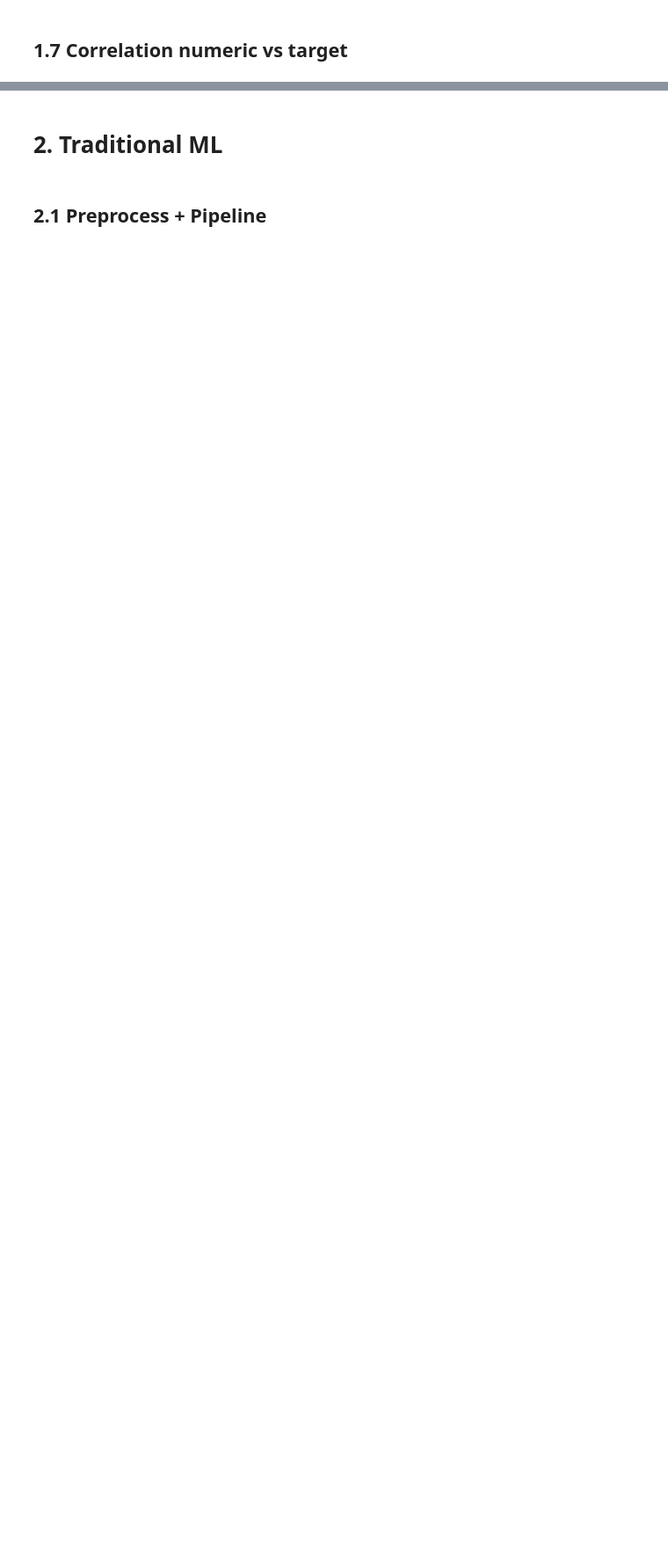
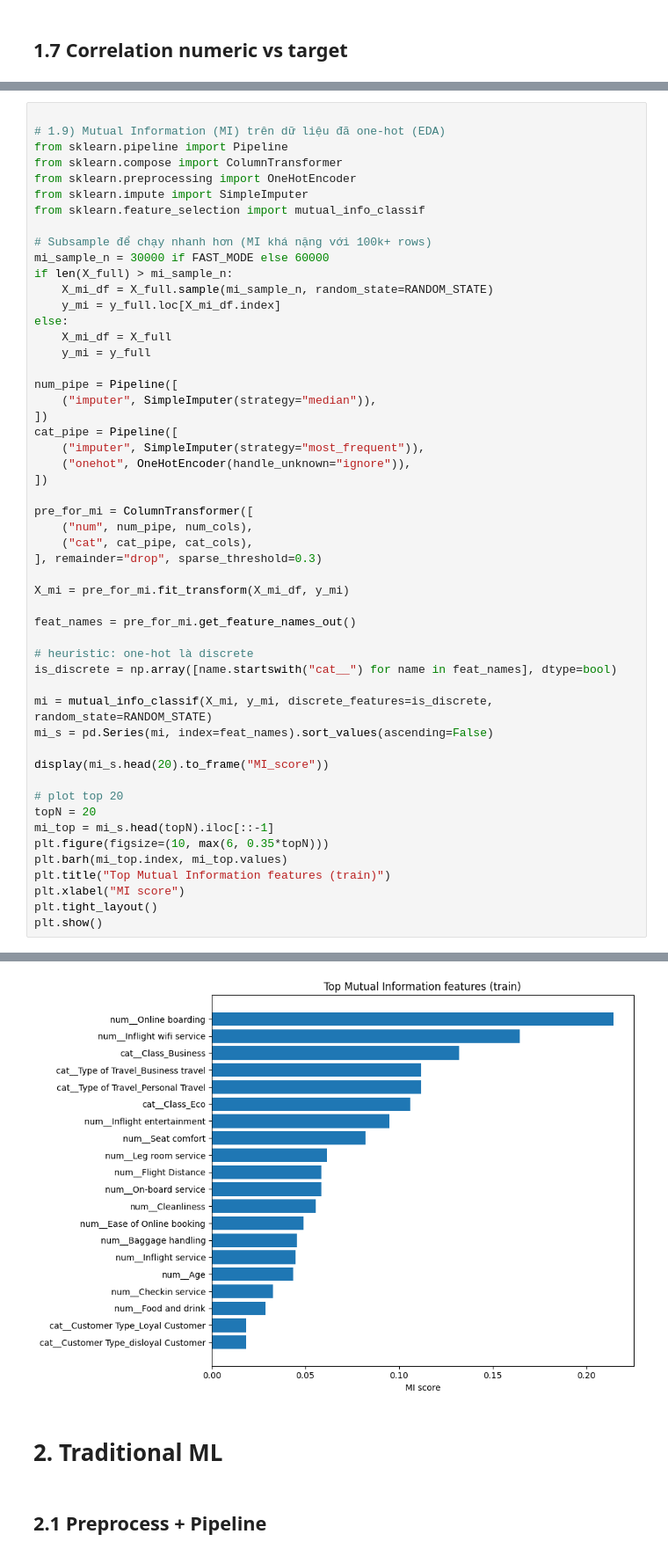
Before and after one commit to bachkhmt/ML_252, a Jupyter notebook: notebooks/CaoKhoa.ipynb, the cells around one changed output, grey strips where cells are left out. Shown at 88% size. Saved outputs shown, nothing was run; the diff lists cells and outputs as text; blank space fills up the shorter version.

```diff
--- a/notebooks/CaoKhoa.ipynb
+++ b/notebooks/CaoKhoa.ipynb
@@ -426,0 +461,53 @@ plt.show()
+# %%
+
+# 1.9) Mutual Information (MI) trên dữ liệu đã one-hot (EDA)
+from sklearn.pipeline import Pipeline
+from sklearn.compose import ColumnTransformer
+from sklearn.preprocessing import OneHotEncoder
+from sklearn.impute import SimpleImputer
+from sklearn.feature_selection import mutual_info_classif
+
+# Subsample để chạy nhanh hơn (MI khá nặng với 100k+ rows)
+mi_sample_n = 30000 if FAST_MODE else 60000
+if len(X_full) > mi_sample_n:
+    X_mi_df = X_full.sample(mi_sample_n, random_state=RANDOM_STATE)
+    y_mi = y_full.loc[X_mi_df.index]
+else:
+    X_mi_df = X_full
+    y_mi = y_full
+
+num_pipe = Pipeline([
+    ("imputer", SimpleImputer(strategy="median")),
+])
+cat_pipe = Pipeline([
+    ("imputer", SimpleImputer(strategy="most_frequent")),
+    ("onehot", OneHotEncoder(handle_unknown="ignore")),
+])
+
+pre_for_mi = ColumnTransformer([
+    ("num", num_pipe, num_cols),
+    ("cat", cat_pipe, cat_cols),
+], remainder="drop", sparse_threshold=0.3)
+
+X_mi = pre_for_mi.fit_transform(X_mi_df, y_mi)
+
+feat_names = pre_for_mi.get_feature_names_out()
+
+# heuristic: one-hot là discrete
+is_discrete = np.array([name.startswith("cat__") for name in feat_names], dtype=bool)
+
+mi = mutual_info_classif(X_mi, y_mi, discrete_features=is_discrete, random_state=RANDOM_STATE)
+mi_s = pd.Series(mi, index=feat_names).sort_values(ascending=False)
+
+display(mi_s.head(20).to_frame("MI_score"))
+
+# plot top 20
+topN = 20
+mi_top = mi_s.head(topN).iloc[::-1]
+plt.figure(figsize=(10, max(6, 0.35*topN)))
+plt.barh(mi_top.index, mi_top.values)
+plt.title("Top Mutual Information features (train)")
+plt.xlabel("MI score")
+plt.tight_layout()
+plt.show()
+# %% [output]
@@ -427,3 +531,4 @@ plt.show()
+[figure, added]
 # %% [markdown]
 # 2. Traditional ML
 # %% [markdown]
```
Also changed, not shown: parts of 13 cells of this notebook.
